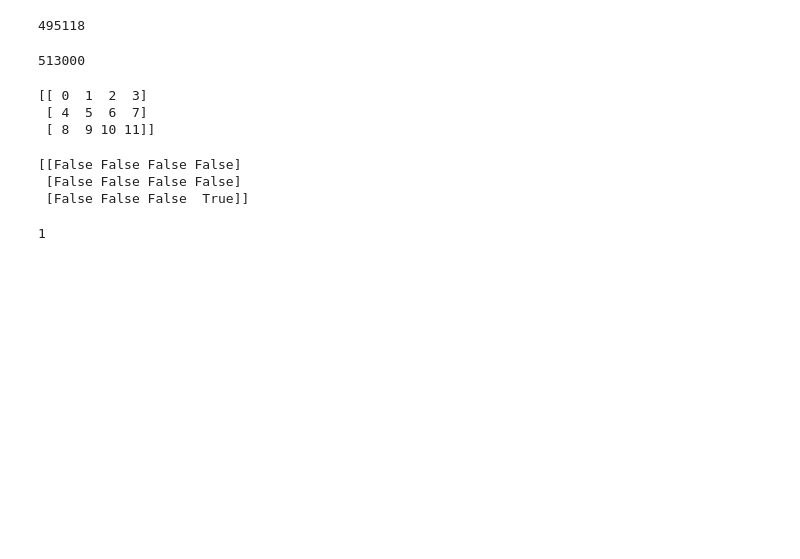
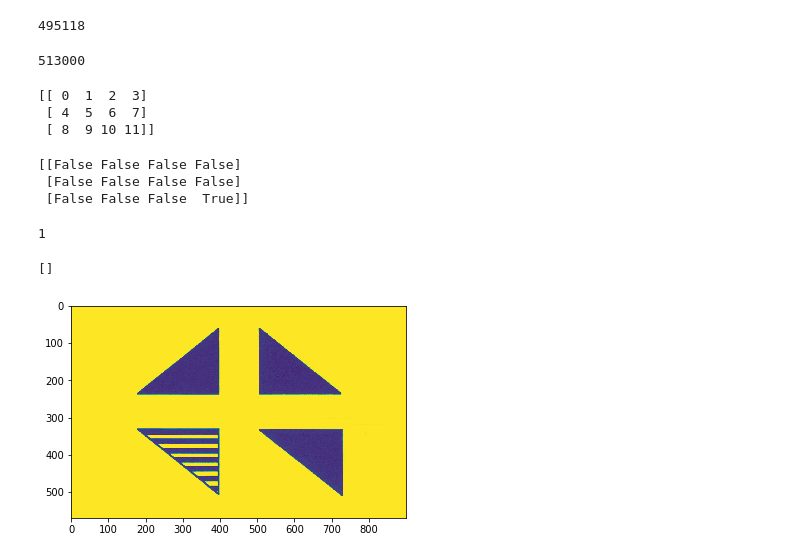
Before and after one commit to deepweaver/ravens, a Jupyter notebook: Untitled.ipynb, the cells around one changed output. Cells and saved outputs as stored; diff of their text form; code cells hidden in the pictures; blank space fills up the shorter version.

```diff
--- a/Untitled.ipynb
+++ b/Untitled.ipynb
@@ -365,0 +363,7 @@ analyzer = CellAnalyzer()
+# %%
+img = analysers[18][2]
+plt.imshow(img)
+plt.plot()
+# %% [output]
+[]
+[figure, added]
```
Also changed, not shown: parts of 11 cells of this notebook, 8 other files.
